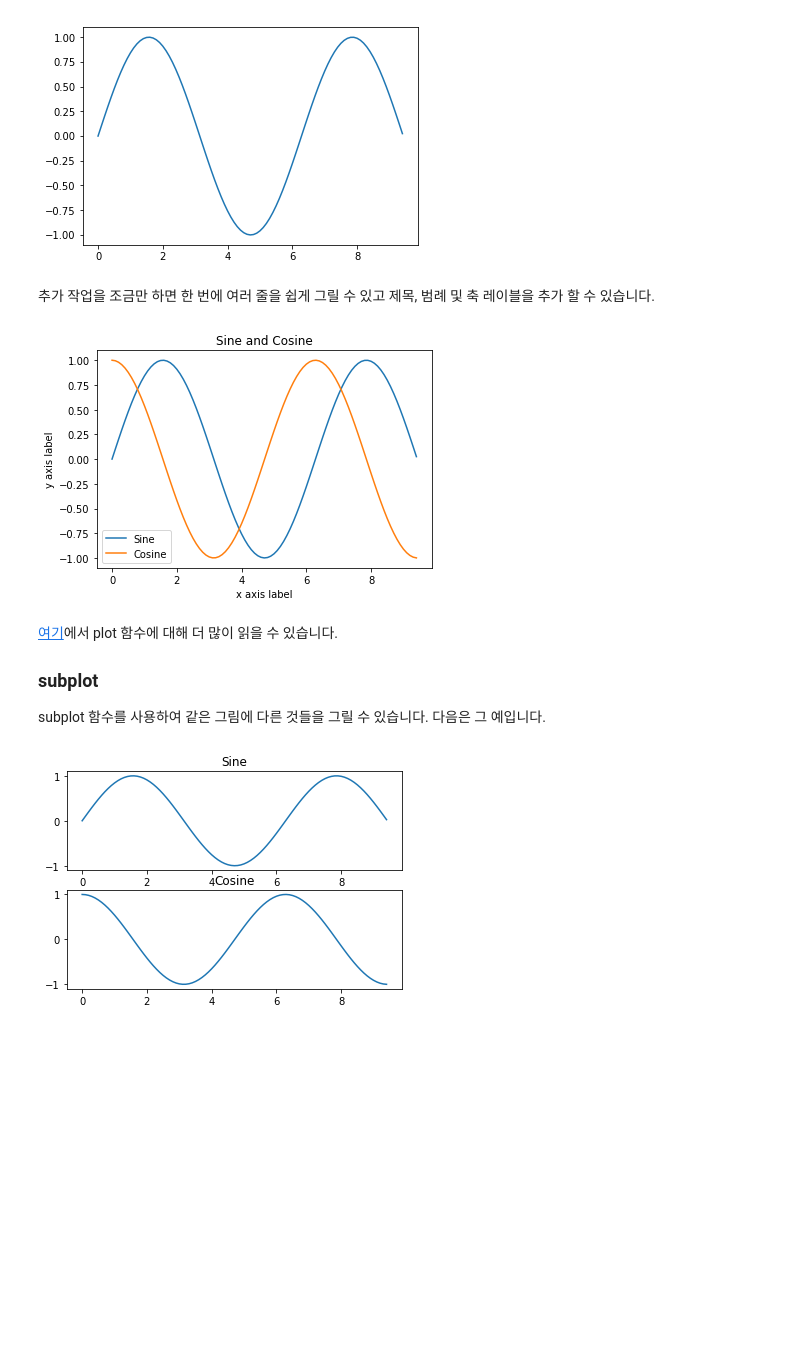
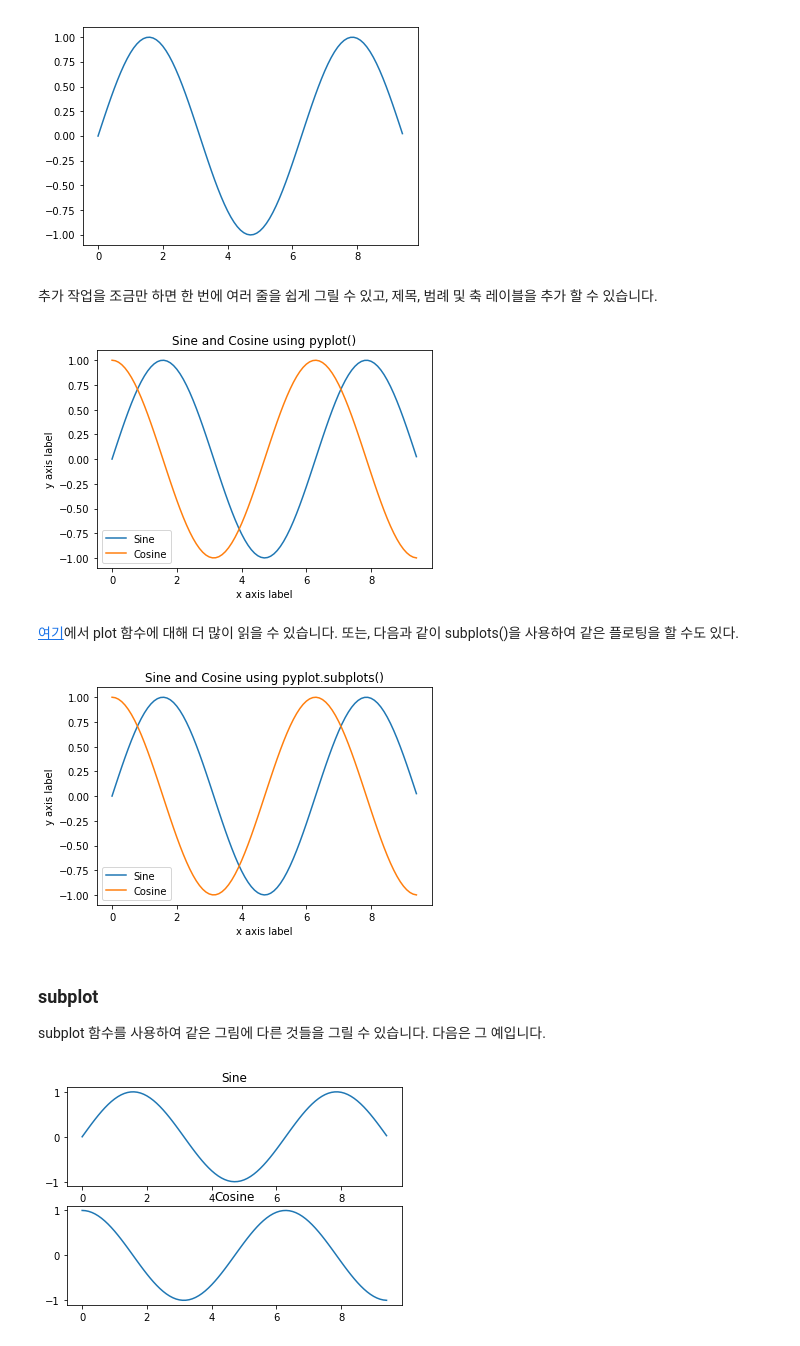
Before and after one commit to junji64/Deep-Learning-using-Pytorch-, a Jupyter notebook: Pre_03_Matplotlib.ipynb, the cells around one changed output. Drawn from its saved outputs; the diff is of its cells as text; code cells hidden in the pictures; blank space fills up the shorter version.

```diff
--- a/Pre_03_Matplotlib.ipynb
+++ b/Pre_03_Matplotlib.ipynb
@@ -22,29 +22,40 @@ plt.show()
 # %% [output]
 [figure]
 # %% [markdown]
-추가 작업을 조금만 하면 한 번에 여러 줄을 쉽게 그릴 수 있고 제목, 범례 및 축 레이블을 추가 할 수 있습니다.
+추가 작업을 조금만 하면 한 번에 여러 줄을 쉽게 그릴 수 있고, 제목, 범례 및 축 레이블을 추가 할 수 있습니다.
 # %%
 import numpy as np
 import matplotlib.pyplot as plt
 
 x = np.arange(0, 3 * np.pi, 0.1)
 y_sin = np.sin(x)
 y_cos = np.cos(x)
 
 plt.plot(x, y_sin)
 plt.plot(x, y_cos)
 plt.xlabel('x axis label')
 plt.ylabel('y axis label')
-plt.title('Sine and Cosine')
+plt.title('Sine and Cosine using pyplot()')
 plt.legend(['Sine', 'Cosine'])
 plt.show()
 # %% [output]
-[figure, old version]
+[figure, new version]
 # %% [markdown]
 [여기](https://matplotlib.org/api/pyplot_api.html#matplotlib.pyplot.plot)에서 plot 함수에 대해 더 많이 읽을 수 있습니다.
-
-### subplot
-subplot 함수를 사용하여 같은 그림에 다른 것들을 그릴 수 있습니다. 다음은 그 예입니다.
+또는, 다음과 같이 subplots()을 사용하여 같은 플로팅을 할 수도 있다.
+# %%
+fig, ax = plt.subplots()
+ax.plot(x, y_sin, x, y_cos)
+ax.set_title("Sine and Cosine using pyplot.subplots()")
+ax.set_xlabel("x axis label")
+ax.set_ylabel("y axis label")
+ax.legend(['Sine', 'Cosine'])
+plt.show()
+# %% [output]
+[figure, added]
+# %% [markdown]
+### subplot
+subplot 함수를 사용하여 같은 그림에 다른 것들을 그릴 수 있습니다. 다음은 그 예입니다.
 # %%
 import numpy as np
 import matplotlib.pyplot as plt
```
Also changed, not shown: parts of 3 cells of this notebook, 2 other files.
